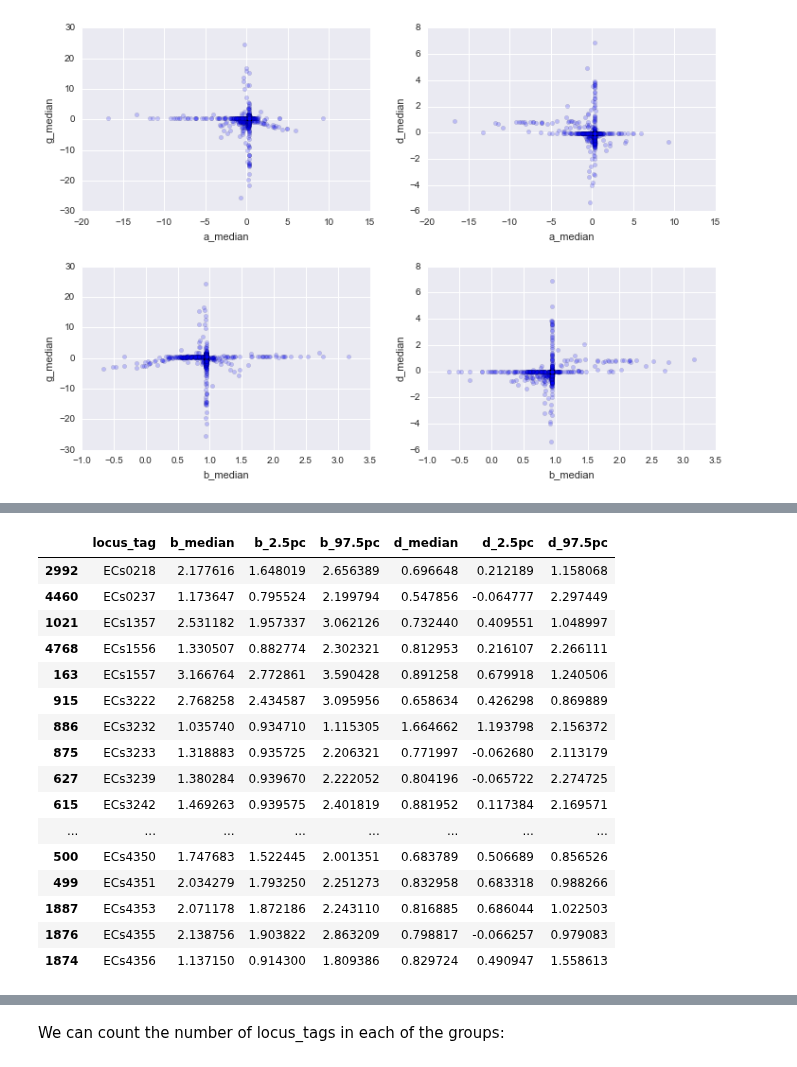
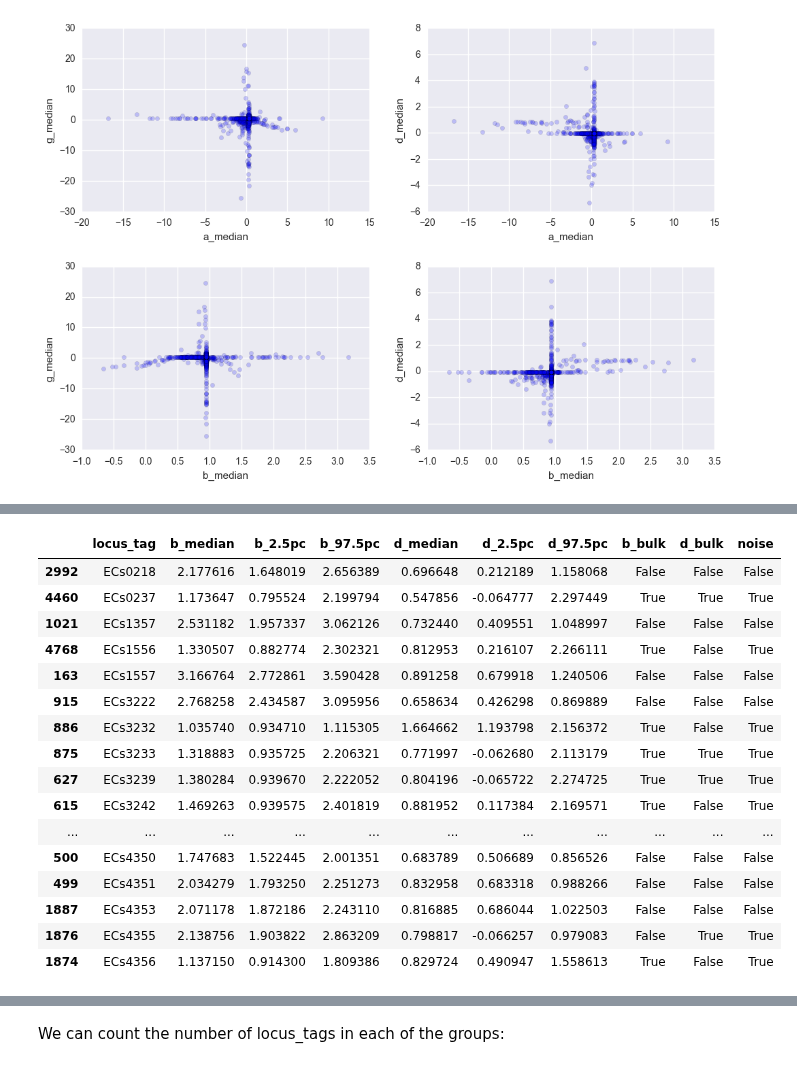
Before and after one commit to widdowquinn/SI_Holmes_etal_2017, a Jupyter notebook: notebooks/02-full_model_fit.ipynb, the cells around one changed output, grey strips where cells are left out. Cells and saved outputs as stored; diff of their text form; code cells hidden in the pictures.

```diff
--- a/notebooks/02-full_model_fit.ipynb
+++ b/notebooks/02-full_model_fit.ipynb
@@ -356,27 +357,30 @@ We can inspect this group of locus tags directly, to examine whether the 95% cre
 # %%
-# Extract the suspect locus tags, which have large estimates for d_median and b_median
+# Extract the suspect locus tags which have large estimates for d_median and b_median
 suspects = sakai_estimates.loc[(sakai_estimates['b_median'] > 1) &
                                (sakai_estimates['d_median'] > 0.5)]
 suspects = suspects[['locus_tag',
                      'b_median', 'b_2.5pc', 'b_97.5pc',
                      'd_median', 'd_2.5pc', 'd_97.5pc']]
+suspects['b_bulk'] = (suspects['b_2.5pc'] < 1) & (1 < suspects['b_97.5pc'])
+suspects['d_bulk'] = (suspects['d_2.5pc'] < 0) & (0 < suspects['d_97.5pc'])
+suspects['noise'] = (suspects['b_bulk'] | suspects['d_bulk'])
 suspects
 # %% [output]
-|  | locus_tag | b_median | b_2.5pc | b_97.5pc | d_median | d_2.5pc | d_97.5pc |
-| 2992 | ECs0218 | 2.177616 | 1.648019 | 2.656389 | 0.696648 | 0.212189 | 1.158068 |
-| 4460 | ECs0237 | 1.173647 | 0.795524 | 2.199794 | 0.547856 | -0.064777 | 2.297449 |
-| 1021 | ECs1357 | 2.531182 | 1.957337 | 3.062126 | 0.732440 | 0.409551 | 1.048997 |
-| 4768 | ECs1556 | 1.330507 | 0.882774 | 2.302321 | 0.812953 | 0.216107 | 2.266111 |
-| 163 | ECs1557 | 3.166764 | 2.772861 | 3.590428 | 0.891258 | 0.679918 | 1.240506 |
-| 915 | ECs3222 | 2.768258 | 2.434587 | 3.095956 | 0.658634 | 0.426298 | 0.869889 |
-| 886 | ECs3232 | 1.035740 | 0.934710 | 1.115305 | 1.664662 | 1.193798 | 2.156372 |
-| 875 | ECs3233 | 1.318883 | 0.935725 | 2.206321 | 0.771997 | -0.062680 | 2.113179 |
-| 627 | ECs3239 | 1.380284 | 0.939670 | 2.222052 | 0.804196 | -0.065722 | 2.274725 |
-| 615 | ECs3242 | 1.469263 | 0.939575 | 2.401819 | 0.881952 | 0.117384 | 2.169571 |
-| ... | ... | ... | ... | ... | ... | ... | ... |
-| 500 | ECs4350 | 1.747683 | 1.522445 | 2.001351 | 0.683789 | 0.506689 | 0.856526 |
-| 499 | ECs4351 | 2.034279 | 1.793250 | 2.251273 | 0.832958 | 0.683318 | 0.988266 |
-| 1887 | ECs4353 | 2.071178 | 1.872186 | 2.243110 | 0.816885 | 0.686044 | 1.022503 |
-| 1876 | ECs4355 | 2.138756 | 1.903822 | 2.863209 | 0.798817 | -0.066257 | 0.979083 |
-| 1874 | ECs4356 | 1.137150 | 0.914300 | 1.809386 | 0.829724 | 0.490947 | 1.558613 |
+|  | locus_tag | b_median | b_2.5pc | b_97.5pc | d_median | d_2.5pc | d_97.5pc | b_bulk | d_bulk | noise |
+| 2992 | ECs0218 | 2.177616 | 1.648019 | 2.656389 | 0.696648 | 0.212189 | 1.158068 | False | False | False |
+| 4460 | ECs0237 | 1.173647 | 0.795524 | 2.199794 | 0.547856 | -0.064777 | 2.297449 | True | True | True |
+| 1021 | ECs1357 | 2.531182 | 1.957337 | 3.062126 | 0.732440 | 0.409551 | 1.048997 | False | False | False |
+| 4768 | ECs1556 | 1.330507 | 0.882774 | 2.302321 | 0.812953 | 0.216107 | 2.266111 | True | False | True |
+| 163 | ECs1557 | 3.166764 | 2.772861 | 3.590428 | 0.891258 | 0.679918 | 1.240506 | False | False | False |
+| 915 | ECs3222 | 2.768258 | 2.434587 | 3.095956 | 0.658634 | 0.426298 | 0.869889 | False | False | False |
+| 886 | ECs3232 | 1.035740 | 0.934710 | 1.115305 | 1.664662 | 1.193798 | 2.156372 | True | False | True |
+| 875 | ECs3233 | 1.318883 | 0.935725 | 2.206321 | 0.771997 | -0.062680 | 2.113179 | True | True | True |
+| 627 | ECs3239 | 1.380284 | 0.939670 | 2.222052 | 0.804196 | -0.065722 | 2.274725 | True | True | True |
+| 615 | ECs3242 | 1.469263 | 0.939575 | 2.401819 | 0.881952 | 0.117384 | 2.169571 | True | False | True |
+| ... | ... | ... | ... | ... | ... | ... | ... | ... | ... | ... |
+| 500 | ECs4350 | 1.747683 | 1.522445 | 2.001351 | 0.683789 | 0.506689 | 0.856526 | False | False | False |
+| 499 | ECs4351 | 2.034279 | 1.793250 | 2.251273 | 0.832958 | 0.683318 | 0.988266 | False | False | False |
+| 1887 | ECs4353 | 2.071178 | 1.872186 | 2.243110 | 0.816885 | 0.686044 | 1.022503 | False | False | False |
+| 1876 | ECs4355 | 2.138756 | 1.903822 | 2.863209 | 0.798817 | -0.066257 | 0.979083 | False | True | True |
+| 1874 | ECs4356 | 1.137150 | 0.914300 | 1.809386 | 0.829724 | 0.490947 | 1.558613 | True | False | True |
 # %% [markdown]
```
Also changed, not shown: parts of 31 cells of this notebook, 1 other file.
